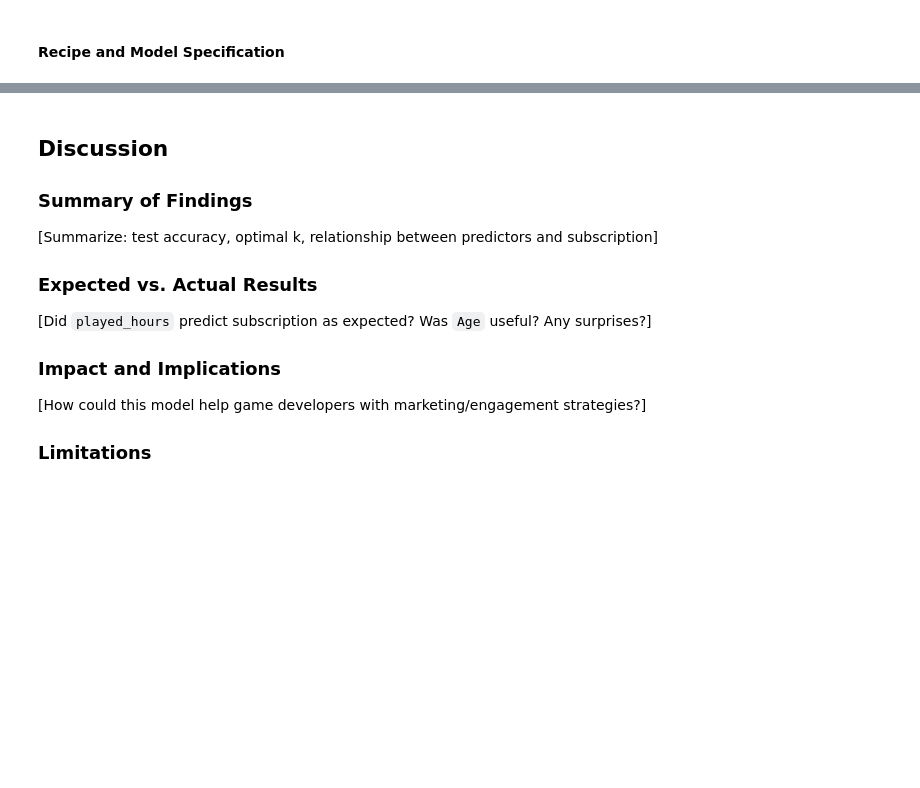
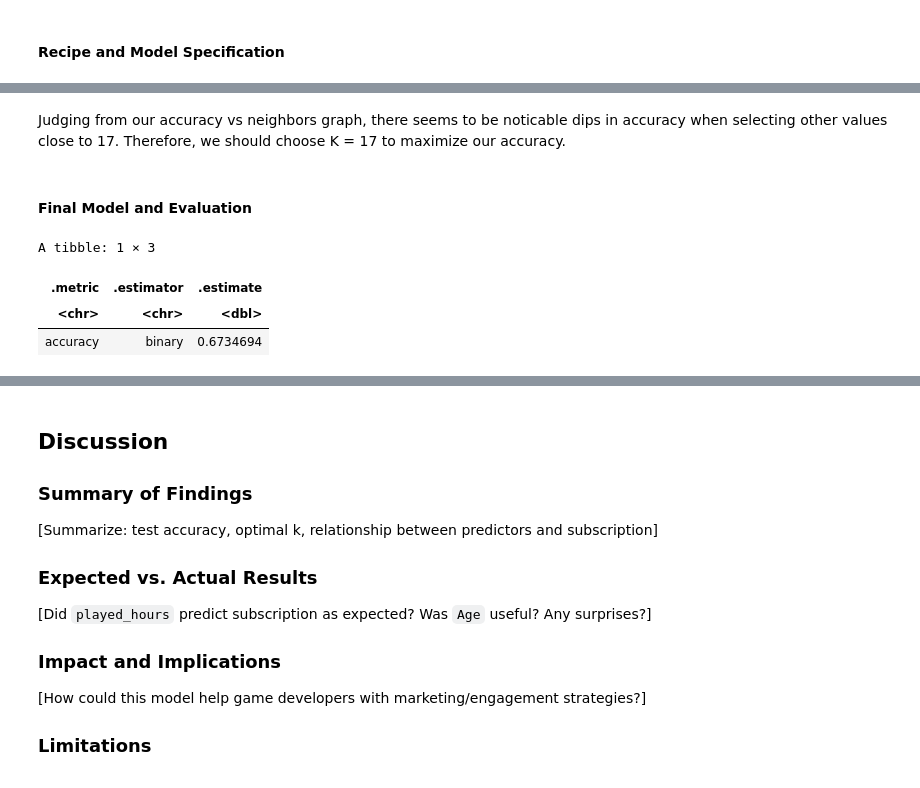
Before and after one commit to hanson777/dsci-100-2025w1-group-8, a Jupyter notebook: main.ipynb, the cells around one changed output, grey strips where cells are left out. Drawn from its saved outputs; the diff is of its cells as text; code cells hidden in the pictures; blank space fills up the shorter version.

```diff
--- a/main.ipynb
+++ b/main.ipynb
@@ -201,7 +268,32 @@ final_fit <- players_workflow |>
+# %% [markdown]
+Judging from our accuracy vs neighbors graph, there seems to be noticable dips in accuracy when selecting other values close to 17. Therefore, we should choose K = 17 to maximize our accuracy.
+# %% [markdown]
+#### Final Model and Evaluation
 # %%
 # Evaluate on test set
-test_predictions <- final_fit |>
+
+players_recipe <- recipe(subscribe ~ Age + played_hours, data = players_train) |>
+    step_scale(all_predictors()) |>
+    step_center(all_predictors())
+
+knn_spec <- nearest_neighbor(weight_func = "rectangular", neighbors = best_k) |>
+  set_engine("kknn") |>
+  set_mode("classification")
+
+knn_fit <- workflow() |>
+  add_recipe(players_recipe) |>
+  add_model(knn_spec) |>
+  fit(data = players_train)
+
+players_test_predictions <- knn_fit |>
     predict(players_test) |>
     bind_cols(players_test)
 
-test_predictions |> metrics(truth = subscribe, estimate = .pred_class)
+players_test_predictions |>
+ metrics(truth = subscribe, estimate = .pred_class) |>
+ filter(.metric == 'accuracy')
+# %% [output]
+A tibble: 1 × 3
+| .metric | .estimator | .estimate |
+| <chr> | <chr> | <dbl> |
+| accuracy | binary | 0.6734694 |
```
Also changed, not shown: parts of 28 cells of this notebook, 1 other file.
